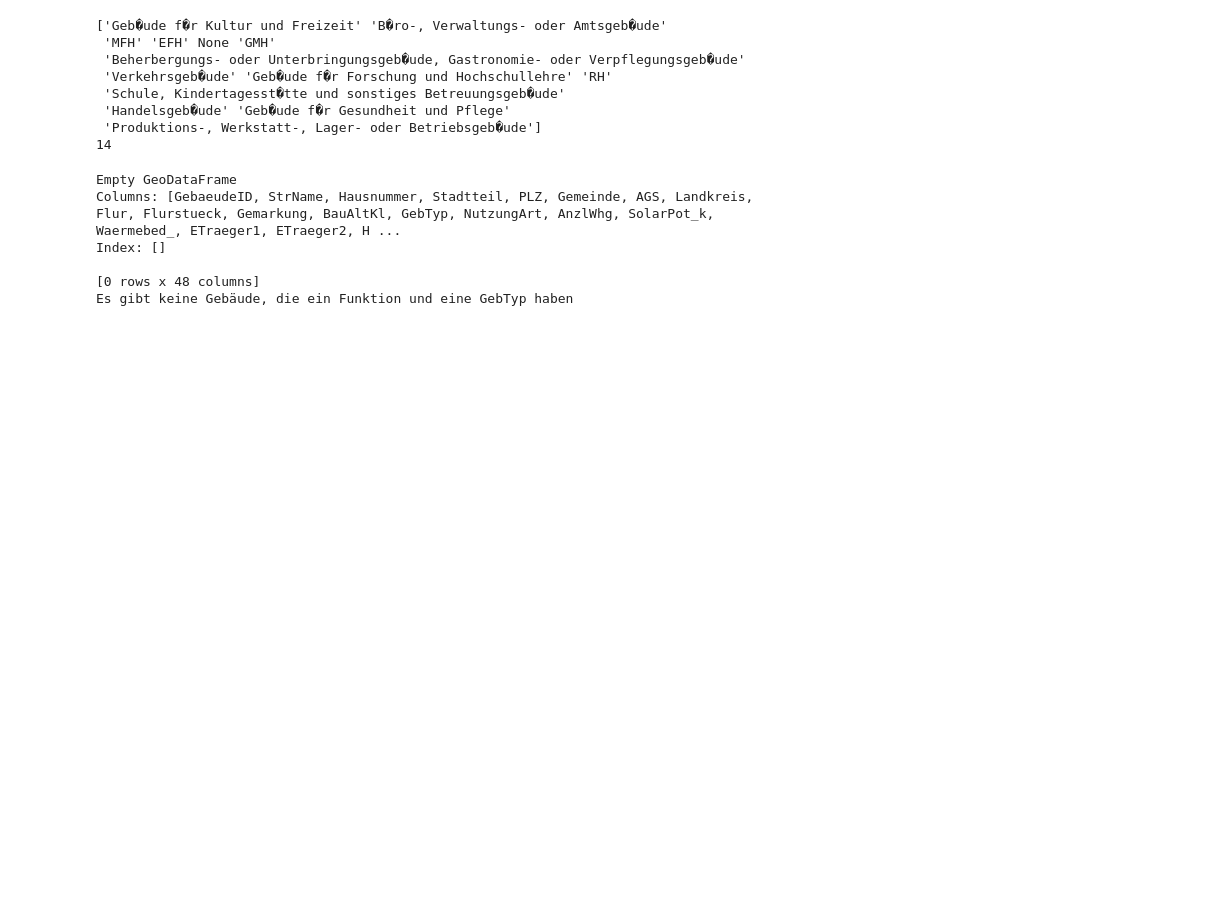
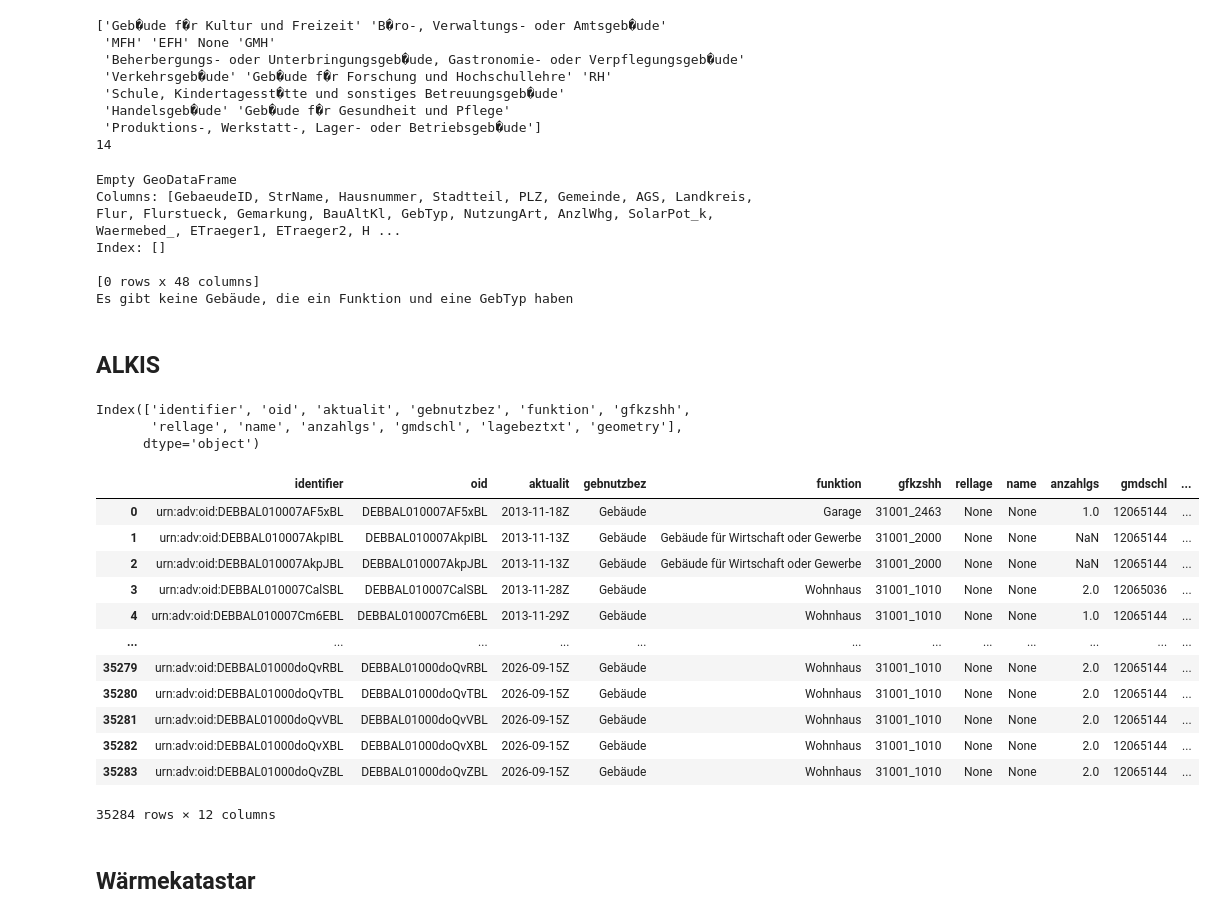
Before and after one commit to NormanZielke/KWPc_Gebaeudemodell, a Jupyter notebook: Compare_GM_KWP.ipynb, the cells around one changed output. Cells and saved outputs as stored; diff of their text form; code cells hidden in the pictures; blank space fills up the shorter version.

```diff
--- a/Compare_GM_KWP.ipynb
+++ b/Compare_GM_KWP.ipynb
@@ -126,3 +130,37 @@ Index: []
 Es gibt keine Gebäude, die ein Funktion und eine GebTyp haben
 # %%
 #gdf[~gdf["GebTyp"].isna()]
+# %% [markdown]
+## ALKIS
+# %%
+Alkis_GPKG_PATH = (
+    "1_Rohdaten/HN/HN-Gebäudemodell/"
+    "HN-Gebäudemodell_04_08_2026/"
+    "alkis_EG_HN.gpkg"
+)
+
+Alkis_gdf = gpd.read_file(Alkis_GPKG_PATH)
+# %%
+Alkis_gdf.columns
+# %% [output]
+Index(['identifier', 'oid', 'aktualit', 'gebnutzbez', 'funktion', 'gfkzshh',
+       'rellage', 'name', 'anzahlgs', 'gmdschl', 'lagebeztxt', 'geometry'],
+      dtype='object')
+# %%
+Alkis_gdf
+# %% [output]
+|  | identifier | oid | aktualit | gebnutzbez | funktion | gfkzshh | rellage | name | anzahlgs | gmdschl | ... |
+| 0 | urn:adv:oid:DEBBAL010007AF5xBL | DEBBAL010007AF5xBL | 2013-11-18Z | Gebäude | Garage | 31001_2463 | None | None | 1.0 | 12065144 | ... |
+| 1 | urn:adv:oid:DEBBAL010007AkpIBL | DEBBAL010007AkpIBL | 2013-11-13Z | Gebäude | Gebäude für Wirtschaft oder Gewerbe | 31001_2000 | None | None | NaN | 12065144 | ... |
+| 2 | urn:adv:oid:DEBBAL010007AkpJBL | DEBBAL010007AkpJBL | 2013-11-13Z | Gebäude | Gebäude für Wirtschaft oder Gewerbe | 31001_2000 | None | None | NaN | 12065144 | ... |
+| 3 | urn:adv:oid:DEBBAL010007CalSBL | DEBBAL010007CalSBL | 2013-11-28Z | Gebäude | Wohnhaus | 31001_1010 | None | None | 2.0 | 12065036 | ... |
+| 4 | urn:adv:oid:DEBBAL010007Cm6EBL | DEBBAL010007Cm6EBL | 2013-11-29Z | Gebäude | Wohnhaus | 31001_1010 | None | None | 1.0 | 12065144 | ... |
+| ... | ... | ... | ... | ... | ... | ... | ... | ... | ... | ... | ... |
+| 35279 | urn:adv:oid:DEBBAL01000doQvRBL | DEBBAL01000doQvRBL | 2026-09-15Z | Gebäude | Wohnhaus | 31001_1010 | None | None | 2.0 | 12065144 | ... |
+| 35280 | urn:adv:oid:DEBBAL01000doQvTBL | DEBBAL01000doQvTBL | 2026-09-15Z | Gebäude | Wohnhaus | 31001_1010 | None | None | 2.0 | 12065144 | ... |
+| 35281 | urn:adv:oid:DEBBAL01000doQvVBL | DEBBAL01000doQvVBL | 2026-09-15Z | Gebäude | Wohnhaus | 31001_1010 | None | None | 2.0 | 12065144 | ... |
+| 35282 | urn:adv:oid:DEBBAL01000doQvXBL | DEBBAL01000doQvXBL | 2026-09-15Z | Gebäude | Wohnhaus | 31001_1010 | None | None | 2.0 | 12065144 | ... |
+| 35283 | urn:adv:oid:DEBBAL01000doQvZBL | DEBBAL01000doQvZBL | 2026-09-15Z | Gebäude | Wohnhaus | 31001_1010 | None | None | 2.0 | 12065144 | ... |
+35284 rows × 12 columns
+# %% [markdown]
+## Wärmekatastar
```
Also changed, not shown: parts of 8 cells of this notebook, 7 other files.
